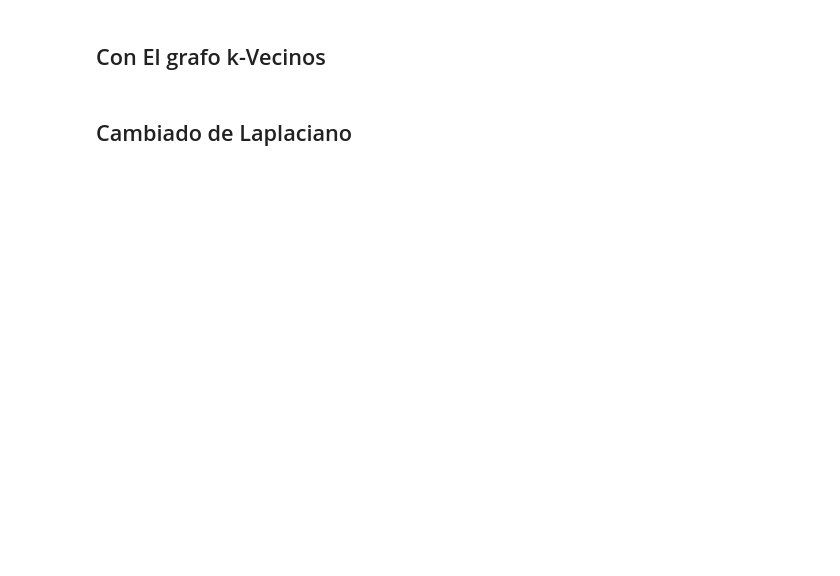
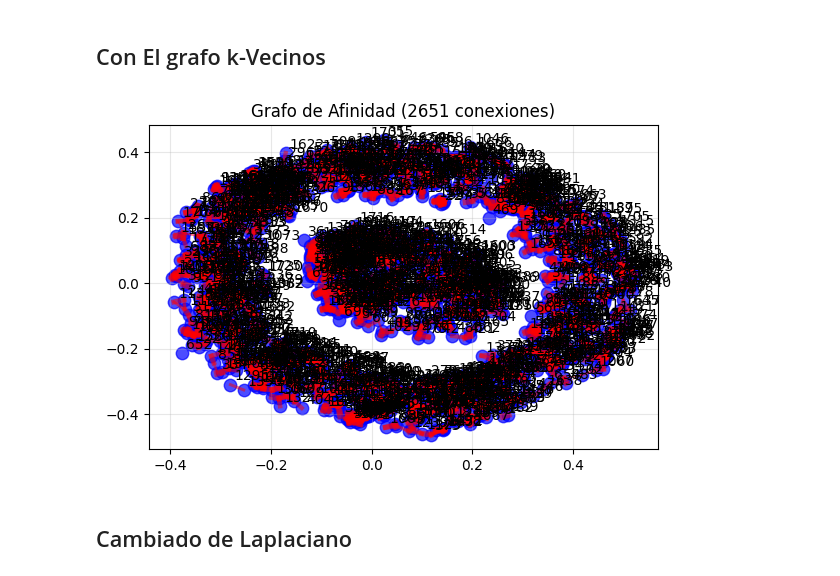
Before and after one commit to SandraNavarrete-docente/aprendizaje-automatico-252601, a Jupyter notebook: 04-MODELOS-NO-SUPERVISADOS/4_8_Método_de_clustering_espectral.ipynb, the cells around one changed output. Saved outputs shown, nothing was run; the diff lists cells and outputs as text; code cells hidden in the pictures; blank space fills up the shorter version.

```diff
--- a/04-MODELOS-NO-SUPERVISADOS/4_8_Método_de_clustering_espectral.ipynb
+++ b/04-MODELOS-NO-SUPERVISADOS/4_8_Método_de_clustering_espectral.ipynb
@@ -156,2 +164,4 @@ W = # p3 tu codigo aqui
+# %%
+W = grafo_epsilon(Dx , epsilon , sigma)
 # %%
 plt_grafo_afinidad(Dx, W)
@@ -220,5 +234,5 @@ def estimar_k_por_dimensionalidad(Dx, muestra=1000):
     k = int(dim_estimada * 5)  # Factor empírico
     return max(5, min(k, int(np.sqrt(len(Dx)))))
 # %%
-k =# p4 tu codigo aqui
+k =estimar_k_por_dimensionalidad(Dx)
 print(f"k estimado: {k}")
@@ -329,3 +376,15 @@ ax.scatter(Dx[:,0],Dx[:,1], c=Dy)
+# %%
+distancias = euclidean_distances(Dx)
+n = distancias.shape[0]
+distancias_vals = distancias[np.triu_indices(n, k=1)]
+epsilon = np.median(distancias_vals)
+mascara = distancias < epsilon
+distancias_filtradas = distancias[mascara]
+sigma = np.median(distancias_filtradas[distancias_filtradas > 0])
+W = grafo_knn(Dx, knn=4, sigma=sigma_global, modo='mutuo')
+plt_grafo_afinidad(Dx, W)
+# %% [output]
+[figure, added]
 # %% [markdown]
 ## Cambiado de Laplaciano
 # %%
```
Also changed, not shown: parts of 30 cells of this notebook.
